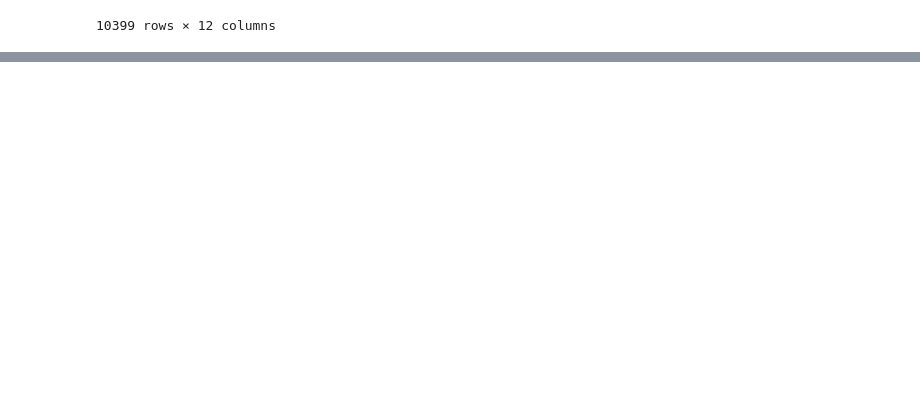
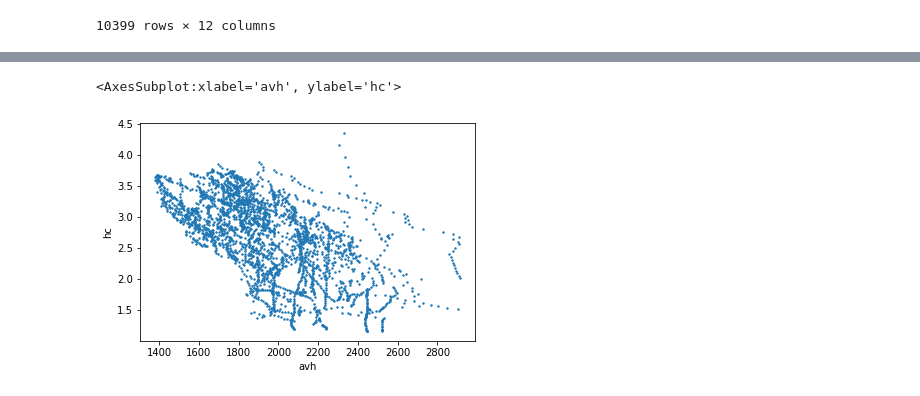
Before and after one commit to ubco-W2022T1-cosc301/project-group17, a Jupyter notebook: notebooks/analysis2.ipynb, the cells around one changed output, grey strips where cells are left out. Drawn from its saved outputs; the diff is of its cells as text; code cells hidden in the pictures; blank space fills up the shorter version.

```diff
--- a/notebooks/analysis2.ipynb
+++ b/notebooks/analysis2.ipynb
@@ -152,0 +155,5 @@ From first look, there is strong correlation between number employed and the pop
+# %%
+pwt_s.plot(kind='scatter', x='avh', y='hc', s=2)
+# %% [output]
+<AxesSubplot:xlabel='avh', ylabel='hc'>
+[figure, added]
```
Also changed, not shown: parts of 9 cells of this notebook.
